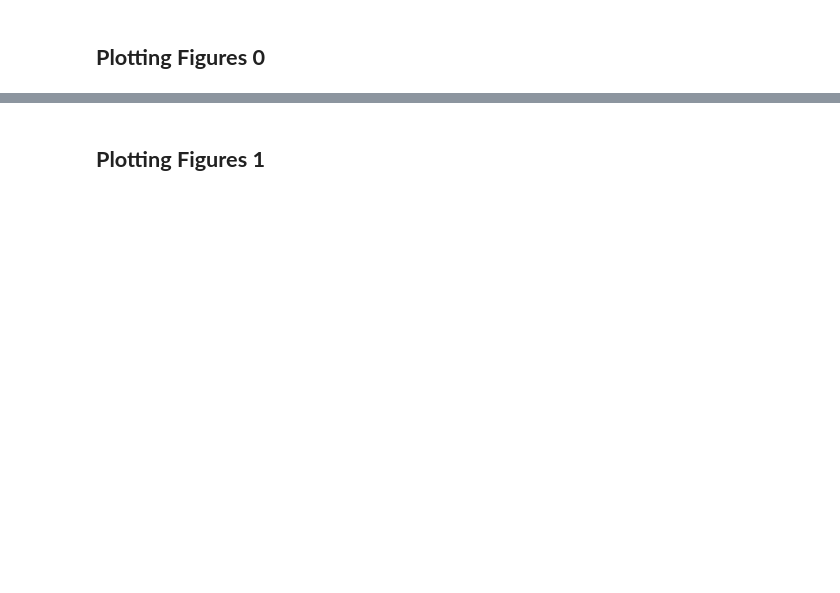
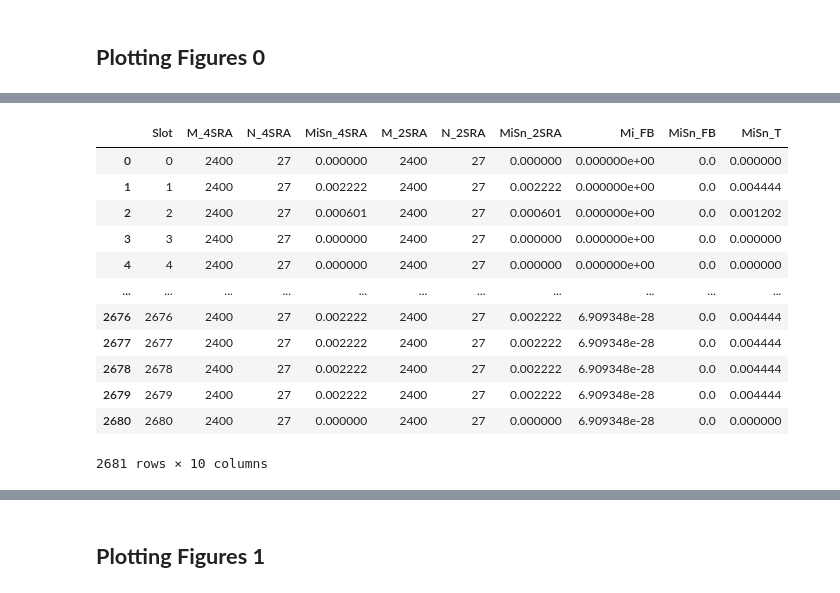
Before and after one commit to timlin0307/Thesis-Simulation, a Jupyter notebook: 2SRA and 4SRA with T_DATA in NTN/Simulation.ipynb, the cells around one changed output, grey strips where cells are left out. Saved outputs shown, nothing was run; the diff lists cells and outputs as text; code cells hidden in the pictures; blank space fills up the shorter version.

```diff
--- a/2SRA and 4SRA with T_DATA in NTN/Simulation.ipynb
+++ b/2SRA and 4SRA with T_DATA in NTN/Simulation.ipynb
@@ -1818,3 +1857,21 @@ ana
+# %%
+# ana = pandas.read_csv('ana_testresult_test_1.csv')
+ana = pandas.read_csv('ana_testresult_test_2.csv')
+ana
+# %% [output]
+|  | Slot | M_4SRA | N_4SRA | MiSn_4SRA | M_2SRA | N_2SRA | MiSn_2SRA | Mi_FB | MiSn_FB | MiSn_T |
+| 0 | 0 | 2400 | 27 | 0.000000 | 2400 | 27 | 0.000000 | 0.000000e+00 | 0.0 | 0.000000 |
+| 1 | 1 | 2400 | 27 | 0.002222 | 2400 | 27 | 0.002222 | 0.000000e+00 | 0.0 | 0.004444 |
+| 2 | 2 | 2400 | 27 | 0.000601 | 2400 | 27 | 0.000601 | 0.000000e+00 | 0.0 | 0.001202 |
+| 3 | 3 | 2400 | 27 | 0.000000 | 2400 | 27 | 0.000000 | 0.000000e+00 | 0.0 | 0.000000 |
+| 4 | 4 | 2400 | 27 | 0.000000 | 2400 | 27 | 0.000000 | 0.000000e+00 | 0.0 | 0.000000 |
+| ... | ... | ... | ... | ... | ... | ... | ... | ... | ... | ... |
+| 2676 | 2676 | 2400 | 27 | 0.002222 | 2400 | 27 | 0.002222 | 6.909348e-28 | 0.0 | 0.004444 |
+| 2677 | 2677 | 2400 | 27 | 0.002222 | 2400 | 27 | 0.002222 | 6.909348e-28 | 0.0 | 0.004444 |
+| 2678 | 2678 | 2400 | 27 | 0.002222 | 2400 | 27 | 0.002222 | 6.909348e-28 | 0.0 | 0.004444 |
+| 2679 | 2679 | 2400 | 27 | 0.002222 | 2400 | 27 | 0.002222 | 6.909348e-28 | 0.0 | 0.004444 |
+| 2680 | 2680 | 2400 | 27 | 0.000000 | 2400 | 27 | 0.000000 | 6.909348e-28 | 0.0 | 0.000000 |
+2681 rows × 10 columns
 # %%
 plt.subplot(131)
 plt.plot(sim.Slot, ana.MiSn_4SRA, '-', color = 'black', label = 'sim, $1:1$')
```
Also changed, not shown: parts of 15 cells of this notebook, 2 other files.
